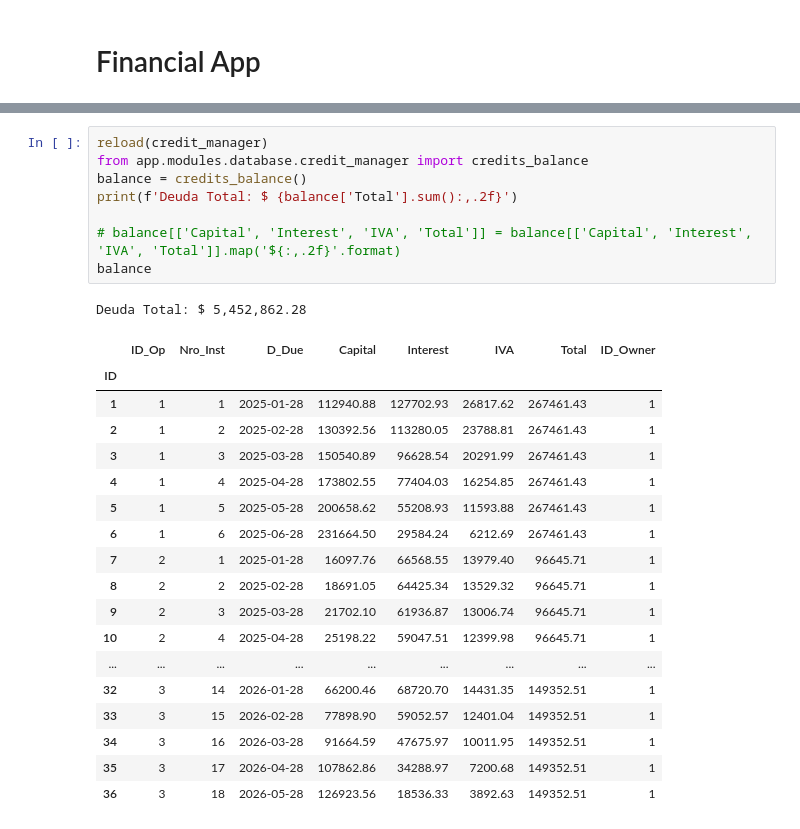
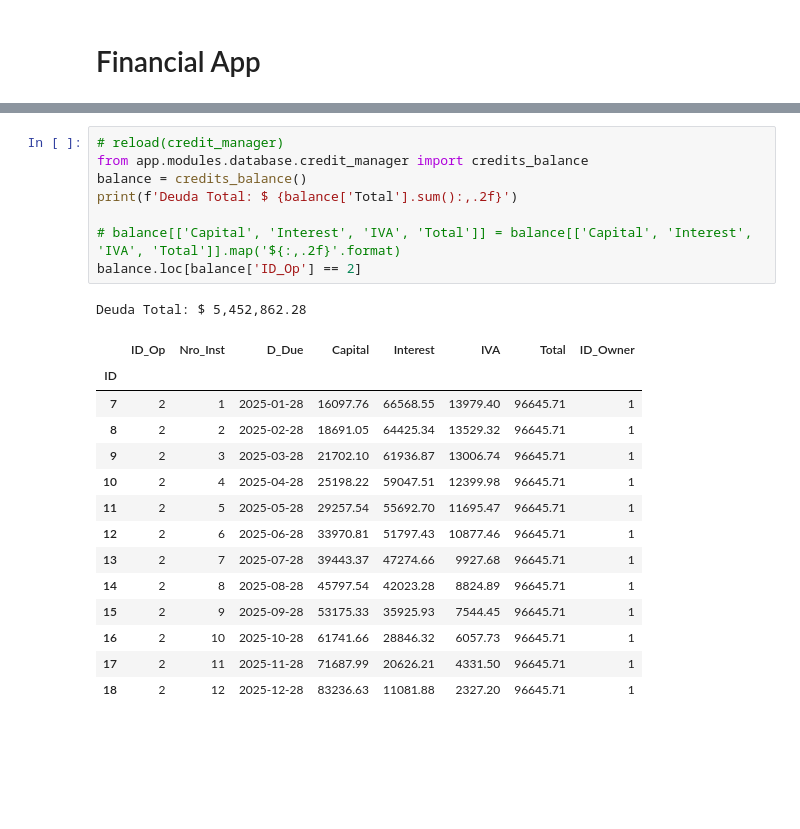
Before and after one commit to JuanMCarini/FinancialApp, a Jupyter notebook: notebooks/Start_DataBases.ipynb, the cells around one changed output, grey strips where cells are left out. Drawn from its saved outputs; the diff is of its cells as text; blank space fills up the shorter version.

```diff
--- a/notebooks/Start_DataBases.ipynb
+++ b/notebooks/Start_DataBases.ipynb
@@ -24,28 +24,24 @@ Nuevo plan de negocio creado, su id es 4 y fue asociado a la empresa Asociación
 # %%
-reload(credit_manager)
+# reload(credit_manager)
 from app.modules.database.credit_manager import credits_balance
 balance = credits_balance()
 print(f'Deuda Total: $ {balance['Total'].sum():,.2f}')
 
 # balance[['Capital', 'Interest', 'IVA', 'Total']] = balance[['Capital', 'Interest', 'IVA', 'Total']].map('${:,.2f}'.format)
-balance
+balance.loc[balance['ID_Op'] == 2]
 # %% [output]
 Deuda Total: $ 5,452,862.28
 |  | ID_Op | Nro_Inst | D_Due | Capital | Interest | IVA | Total | ID_Owner |
 | ID |  |  |  |  |  |  |  |  |
-| 1 | 1 | 1 | 2025-01-28 | 112940.88 | 127702.93 | 26817.62 | 267461.43 | 1 |
-| 2 | 1 | 2 | 2025-02-28 | 130392.56 | 113280.05 | 23788.81 | 267461.43 | 1 |
-| 3 | 1 | 3 | 2025-03-28 | 150540.89 | 96628.54 | 20291.99 | 267461.43 | 1 |
-| 4 | 1 | 4 | 2025-04-28 | 173802.55 | 77404.03 | 16254.85 | 267461.43 | 1 |
-| 5 | 1 | 5 | 2025-05-28 | 200658.62 | 55208.93 | 11593.88 | 267461.43 | 1 |
-| 6 | 1 | 6 | 2025-06-28 | 231664.50 | 29584.24 | 6212.69 | 267461.43 | 1 |
 | 7 | 2 | 1 | 2025-01-28 | 16097.76 | 66568.55 | 13979.40 | 96645.71 | 1 |
 | 8 | 2 | 2 | 2025-02-28 | 18691.05 | 64425.34 | 13529.32 | 96645.71 | 1 |
 | 9 | 2 | 3 | 2025-03-28 | 21702.10 | 61936.87 | 13006.74 | 96645.71 | 1 |
 | 10 | 2 | 4 | 2025-04-28 | 25198.22 | 59047.51 | 12399.98 | 96645.71 | 1 |
-| ... | ... | ... | ... | ... | ... | ... | ... | ... |
-| 32 | 3 | 14 | 2026-01-28 | 66200.46 | 68720.70 | 14431.35 | 149352.51 | 1 |
-| 33 | 3 | 15 | 2026-02-28 | 77898.90 | 59052.57 | 12401.04 | 149352.51 | 1 |
-| 34 | 3 | 16 | 2026-03-28 | 91664.59 | 47675.97 | 10011.95 | 149352.51 | 1 |
-| 35 | 3 | 17 | 2026-04-28 | 107862.86 | 34288.97 | 7200.68 | 149352.51 | 1 |
-| 36 | 3 | 18 | 2026-05-28 | 126923.56 | 18536.33 | 3892.63 | 149352.51 | 1 |
+| 11 | 2 | 5 | 2025-05-28 | 29257.54 | 55692.70 | 11695.47 | 96645.71 | 1 |
+| 12 | 2 | 6 | 2025-06-28 | 33970.81 | 51797.43 | 10877.46 | 96645.71 | 1 |
+| 13 | 2 | 7 | 2025-07-28 | 39443.37 | 47274.66 | 9927.68 | 96645.71 | 1 |
+| 14 | 2 | 8 | 2025-08-28 | 45797.54 | 42023.28 | 8824.89 | 96645.71 | 1 |
+| 15 | 2 | 9 | 2025-09-28 | 53175.33 | 35925.93 | 7544.45 | 96645.71 | 1 |
+| 16 | 2 | 10 | 2025-10-28 | 61741.66 | 28846.32 | 6057.73 | 96645.71 | 1 |
+| 17 | 2 | 11 | 2025-11-28 | 71687.99 | 20626.21 | 4331.50 | 96645.71 | 1 |
+| 18 | 2 | 12 | 2025-12-28 | 83236.63 | 11081.88 | 2327.20 | 96645.71 | 1 |
```
Also changed, not shown: parts of 13 cells of this notebook, 3 other files.
